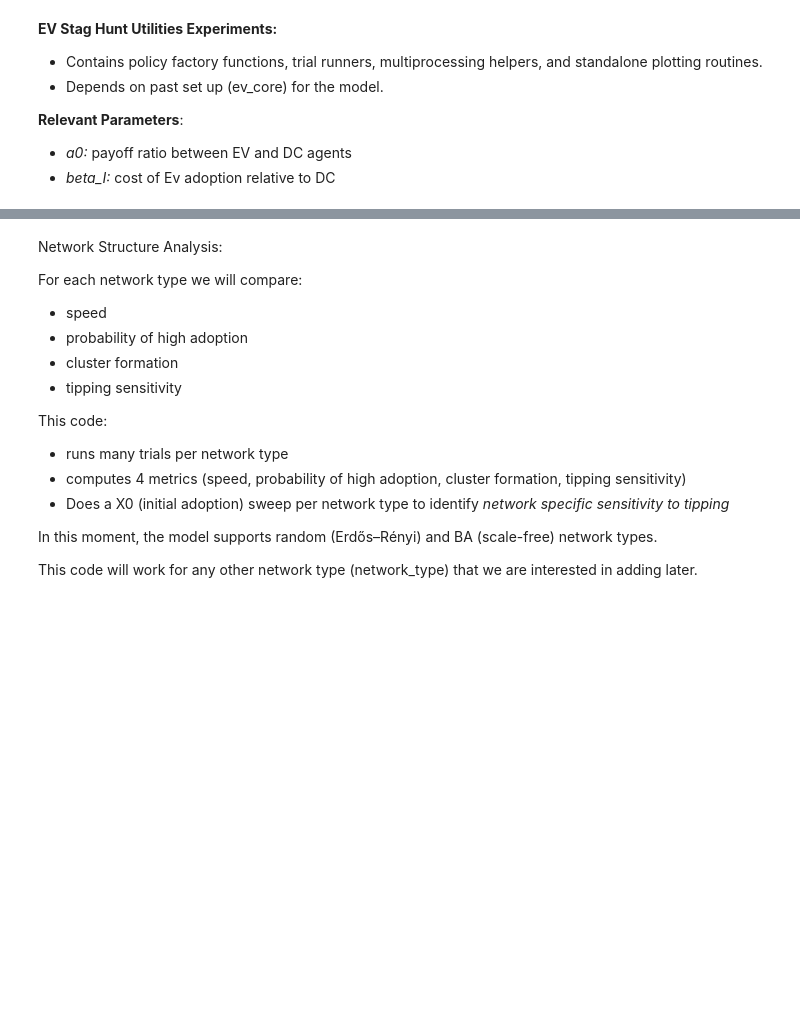
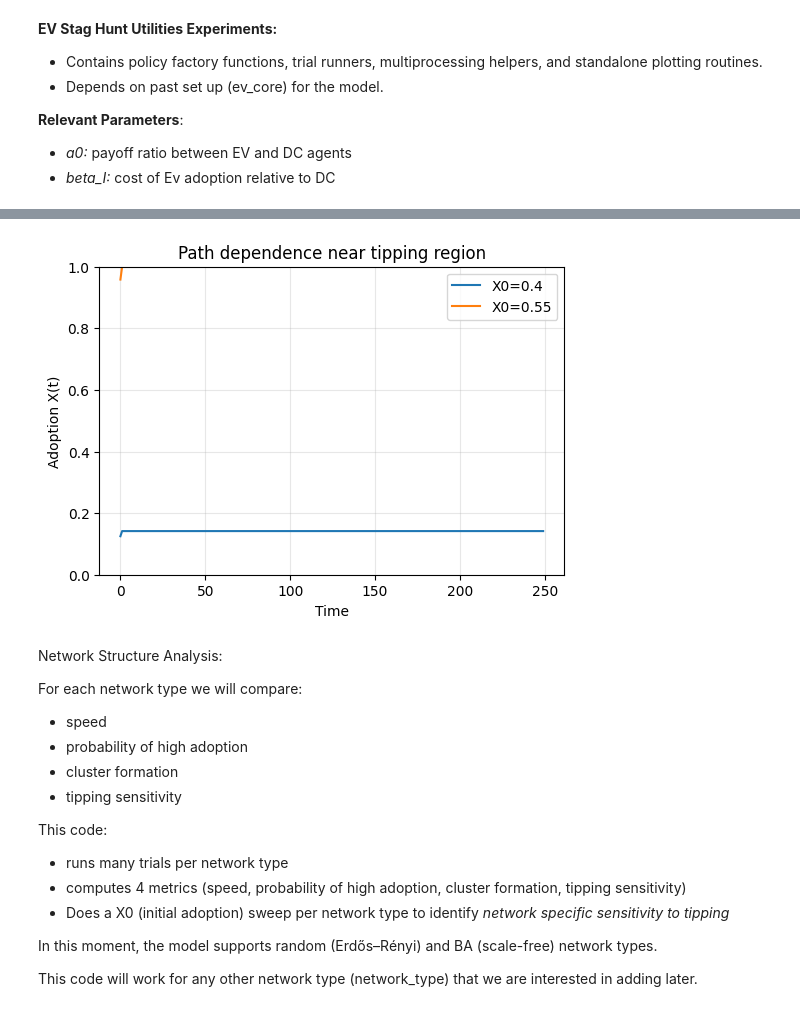
Before and after one commit to jrodriguezzuloaga-netizen/Model-based-decision-making, a Jupyter notebook: Assignment_3.ipynb, the cells around one changed output, grey strips where cells are left out. Cells and saved outputs as stored; diff of their text form; code cells hidden in the pictures; blank space fills up the shorter version.

```diff
--- a/Assignment_3.ipynb
+++ b/Assignment_3.ipynb
@@ -1976,34 +2168,36 @@ plt.show()
 # %%
 # Production of evidence of tipping points, path dependence and bistability
 # The sweeps allow us to:
   # choose regions where the curves change sharply
   # show trajectories with similar X0 (initial adopters) but different final outcomes
 # we chose X(CHOOSE) just below and above the tipping threshold we observed in the X0 (initial adopters) sweep
 
-X0_low = 0.25   # adjust based on where you see the jump
-X0_high = 0.30
+X0_low = 0.40   # adjust based on where you see the jump
+X0_high = 0.55
 
 X_low, I_low, df_low = run_phase_example(
     X0_frac=X0_low,
     I0=baseline_params["I0"],
     T=250,
-    **params_for_call,
+    **params_for_phase, # Changed from **params_for_call to **params_for_phase
 )
 
 X_high, I_high, df_high = run_phase_example(
     X0_frac=X0_high,
     I0=baseline_params["I0"],
     T=250,
-    **params_for_call,
+    **params_for_phase, # Changed from **params_for_call to **params_for_phase
 )
 
 plt.figure(figsize=(6,4))
 plt.plot(df_low.index, df_low["X"], label=f"X0={X0_low}")
 plt.plot(df_high.index, df_high["X"], label=f"X0={X0_high}")
 plt.xlabel("Time")
 plt.ylabel("Adoption X(t)")
 plt.title("Path dependence near tipping region")
 plt.ylim(0, 1)
 plt.legend()
 plt.grid(alpha=0.3)
 plt.show()
+# %% [output]
+[figure, added]
```
Also changed, not shown: parts of 11 cells of this notebook.
